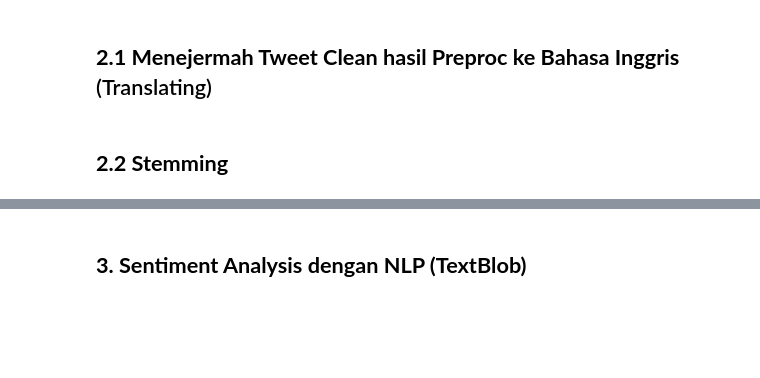
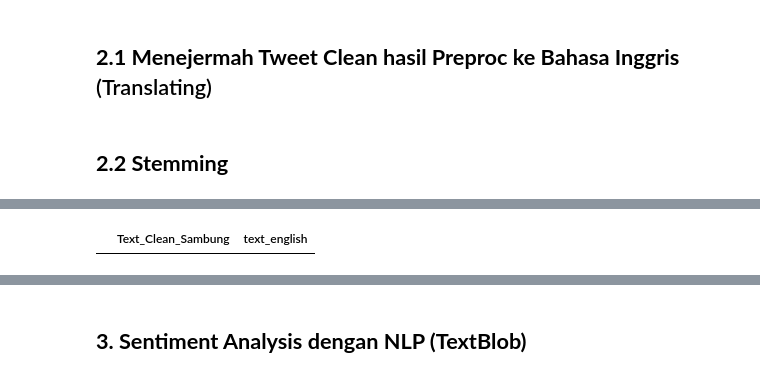
Before and after one commit to hzlnqodrey/projek-akhir-prak-ds-sentimen-analisis-twitter-covid19-nlp-bayes, a Jupyter notebook: main.ipynb, the cells around one changed output, grey strips where cells are left out. Saved outputs shown, nothing was run; the diff lists cells and outputs as text; code cells hidden in the pictures; blank space fills up the shorter version.

```diff
--- a/main.ipynb
+++ b/main.ipynb
@@ -290,2 +304,6 @@ data.info()
 # %%
-data.drop(['index', 'Text'], axis=1, inplace=True)
+data.drop(['Tanggal', 'index', 'Username', 'Text'], axis=1, inplace=True)
+# %%
+data[data.isna().any(axis=1)]
+# %% [output]
+|  | Text_Clean_Sambung | text_english |
```
Also changed, not shown: parts of 20 cells of this notebook.
